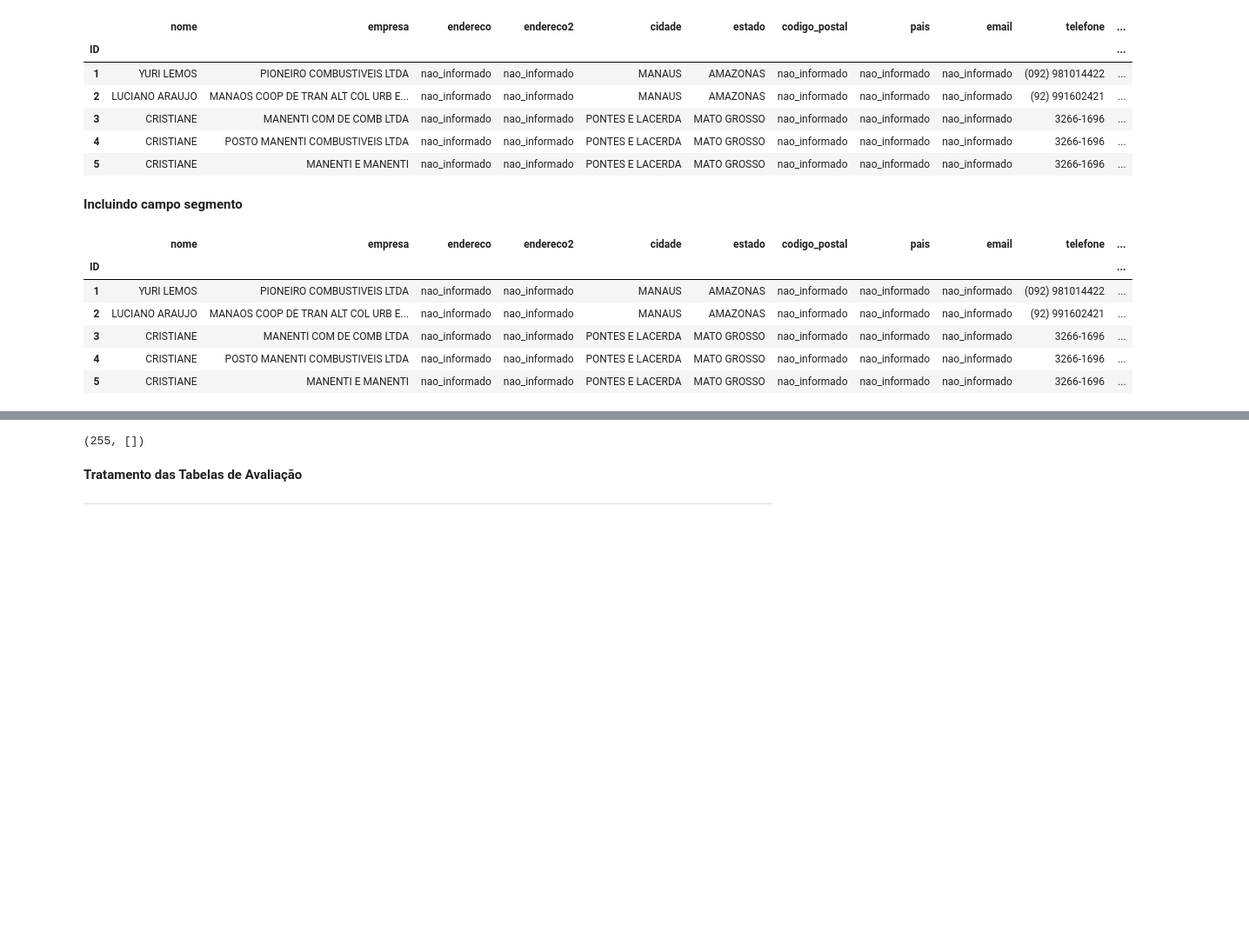
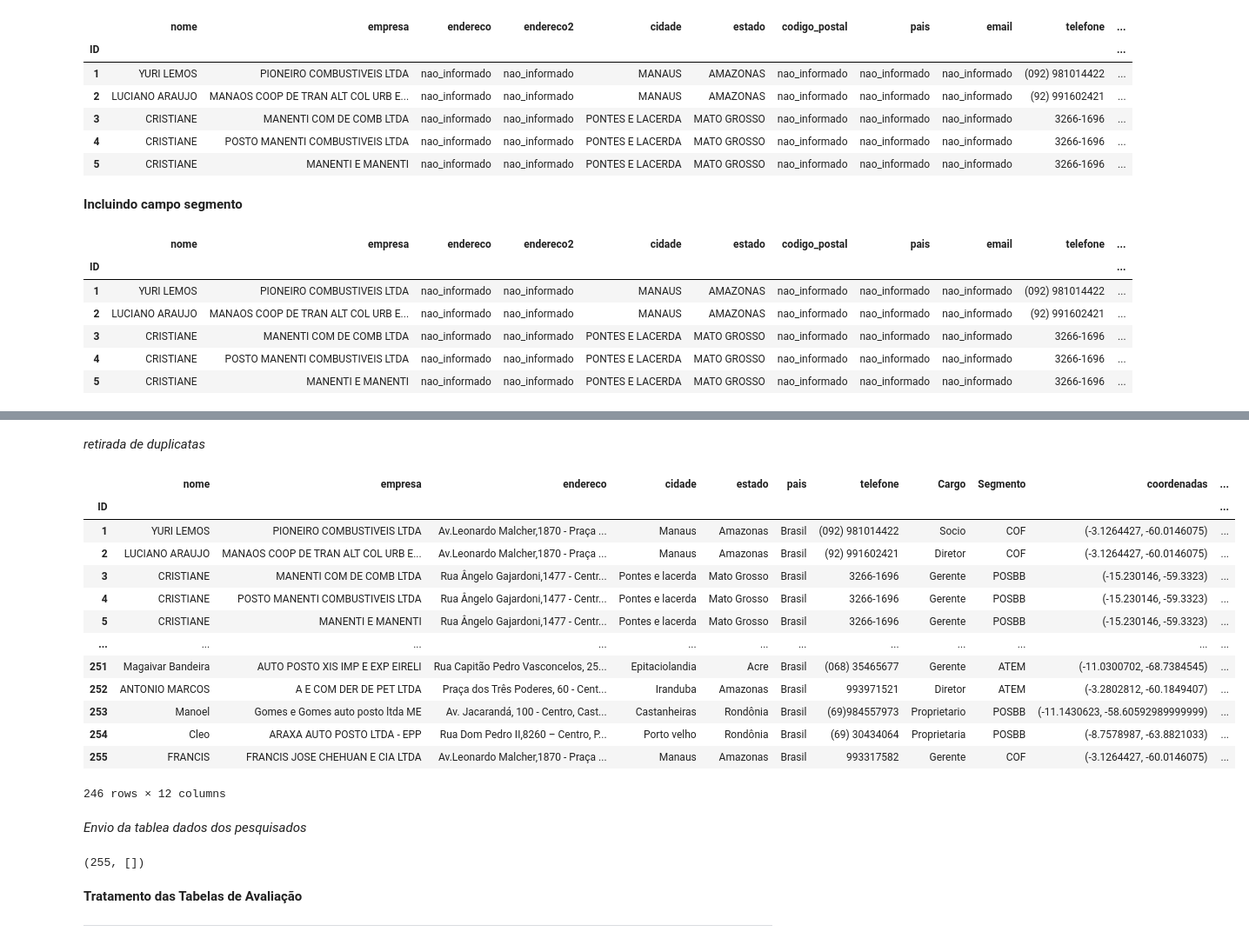
Before and after one commit to DevNicque/MyCods, a Jupyter notebook: Cópia_de_base_atem_transformer.ipynb, the cells around one changed output, grey strips where cells are left out. Shown at 87% size. Drawn from its saved outputs; the diff is of its cells as text; code cells hidden in the pictures; blank space fills up the shorter version.

```diff
--- a/Cópia_de_base_atem_transformer.ipynb
+++ b/Cópia_de_base_atem_transformer.ipynb
@@ -28 +51,10 @@ es = Elasticsearch(server_hostname=[elasticsearch_host],
+# %%
+def get_lat_lng(end):
+    result = gmaps.geocode(end)
+    if(result):
+        lat = str(result[0]['geometry']['location']['lat'])
+        lng = str(result[0]['geometry']['location']['lng'])
+        return float(lat), float(lng)
+    else:
+        return 0.0,0.0
 # %% [markdown]
@@ -56,0 +151,22 @@ df.describe
+# %%
+estados_sem_acento = {
+    'Amapa': 'Amapá',
+    'Ceara': 'Ceará',
+    'Distrito federal': 'Distrito Federal',
+    'Espirito santo': 'Espírito Santo',
+    'Goias': 'Goiás',
+    'Maranhao': 'Maranhão',
+    'Mato grosso': 'Mato Grosso',
+    'Mato grosso dos sul': 'Mato Grosso do Su',
+    'Minas gerais': 'Minas Gerais',
+    'Para': 'Pará',
+    'Paraiba': 'Paraíba',
+    'Parana': 'Paraná',
+    'Piaui': 'Piauí',
+    'Rio de janeiro': 'Rio de Janeiro',
+    'Rio grande do norte': 'Rio Grande do Norte',
+    'Rio grande do sul': 'Rio Grande do Sul',
+    'Rondonia': 'Rondônia',
+    'Santa catarina': 'Santa Catarina',
+    'Sao paulo': 'São Paulo',
+}
@@ -143,12 +353,12 @@ df2.head()
 # %% [markdown]
 **Incluindo campo cargo**
 # %%
-aux = 1000
+aux = 'nao'
 df2['Cargo'] =['Diretor' if a != aux
               else 'Gerente' if b != aux
               else 'Coordenador' if c != aux
               else 'Assistente' if d != aux
-              else 'Outro' if e != aux
+              else e if e != aux
               else 'Não Informado'
               for a,b,c,d,e in zip(df3['diretor'].to_list(), df3['gerente'].to_list(), df3['coordenador'].to_list(), df3['assistente'].to_list(), df3['outro'].to_list())]
 
@@ -164,6 +374,7 @@ df2.head()
 # %% [markdown]
 **Incluindo campo segmento**
 # %%
+aux = 'nao'
 df2['Segmento'] =['ATEM' if a != aux
               else 'COF' if b != aux
               else 'COFG' if c != aux
@@ -205,3 +462,27 @@ df2.head()
+# %% [markdown]
+*retirada de duplicatas*
+# %%
+df2 = df2.drop_duplicates()
+df2.to_excel('pesquisado_sem_duplicatas.xlsx')
+
+df2
+# %% [output]
+|  | nome | empresa | endereco | cidade | estado | pais | telefone | Cargo | Segmento | coordenadas | ... |
+| ID |  |  |  |  |  |  |  |  |  |  | ... |
+| 1 | YURI LEMOS | PIONEIRO COMBUSTIVEIS LTDA | Av.Leonardo Malcher,1870 - Praça ... | Manaus | Amazonas | Brasil | (092) 981014422 | Socio | COF | (-3.1264427, -60.0146075) | ... |
+| 2 | LUCIANO ARAUJO | MANAOS COOP DE TRAN ALT COL URB E... | Av.Leonardo Malcher,1870 - Praça ... | Manaus | Amazonas | Brasil | (92) 991602421 | Diretor | COF | (-3.1264427, -60.0146075) | ... |
+| 3 | CRISTIANE | MANENTI COM DE COMB LTDA | Rua Ângelo Gajardoni,1477 - Centr... | Pontes e lacerda | Mato Grosso | Brasil | 3266-1696 | Gerente | POSBB | (-15.230146, -59.3323) | ... |
+| 4 | CRISTIANE | POSTO MANENTI COMBUSTIVEIS LTDA | Rua Ângelo Gajardoni,1477 - Centr... | Pontes e lacerda | Mato Grosso | Brasil | 3266-1696 | Gerente | POSBB | (-15.230146, -59.3323) | ... |
+| 5 | CRISTIANE | MANENTI E MANENTI | Rua Ângelo Gajardoni,1477 - Centr... | Pontes e lacerda | Mato Grosso | Brasil | 3266-1696 | Gerente | POSBB | (-15.230146, -59.3323) | ... |
+| ... | ... | ... | ... | ... | ... | ... | ... | ... | ... | ... | ... |
+| 251 | Magaivar Bandeira | AUTO POSTO XIS IMP E EXP EIRELI | Rua Capitão Pedro Vasconcelos, 25... | Epitaciolandia | Acre | Brasil | (068) 35465677 | Gerente | ATEM | (-11.0300702, -68.7384545) | ... |
+| 252 | ANTONIO MARCOS | A E COM DER DE PET LTDA | Praça dos Três Poderes, 60 - Cent... | Iranduba | Amazonas | Brasil | 993971521 | Diretor | ATEM | (-3.2802812, -60.1849407) | ... |
+| 253 | Manoel | Gomes e Gomes auto posto ltda ME | Av. Jacarandá, 100 - Centro, Cast... | Castanheiras | Rondônia | Brasil | (69)984557973 | Proprietario | POSBB | (-11.1430623, -58.60592989999999) | ... |
+| 254 | Cleo | ARAXA AUTO POSTO LTDA - EPP | Rua Dom Pedro II,8260 – Centro, P... | Porto velho | Rondônia | Brasil | (69) 30434064 | Proprietaria | POSBB | (-8.7578987, -63.8821033) | ... |
+| 255 | FRANCIS | FRANCIS JOSE CHEHUAN E CIA LTDA | Av.Leonardo Malcher,1870 - Praça ... | Manaus | Amazonas | Brasil | 993317582 | Gerente | COF | (-3.1264427, -60.0146075) | ... |
+246 rows × 12 columns
+# %% [markdown]
+*Envio da tablea dados dos pesquisados*
 # %%
 f = open ('dados_do_pesquisado.json', "r")
 data = json.loads(f.read())
```
Also changed, not shown: parts of 48 cells of this notebook.
